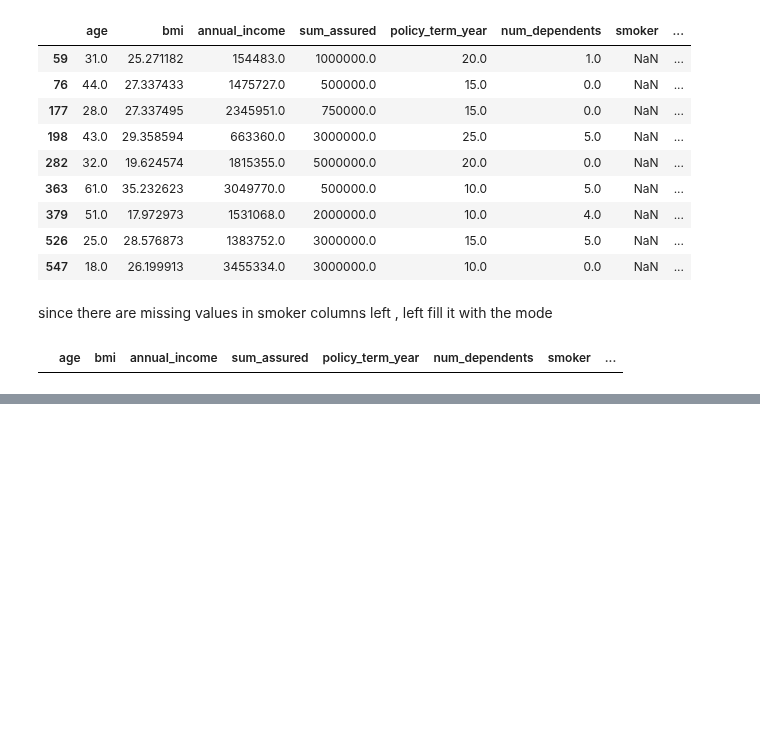
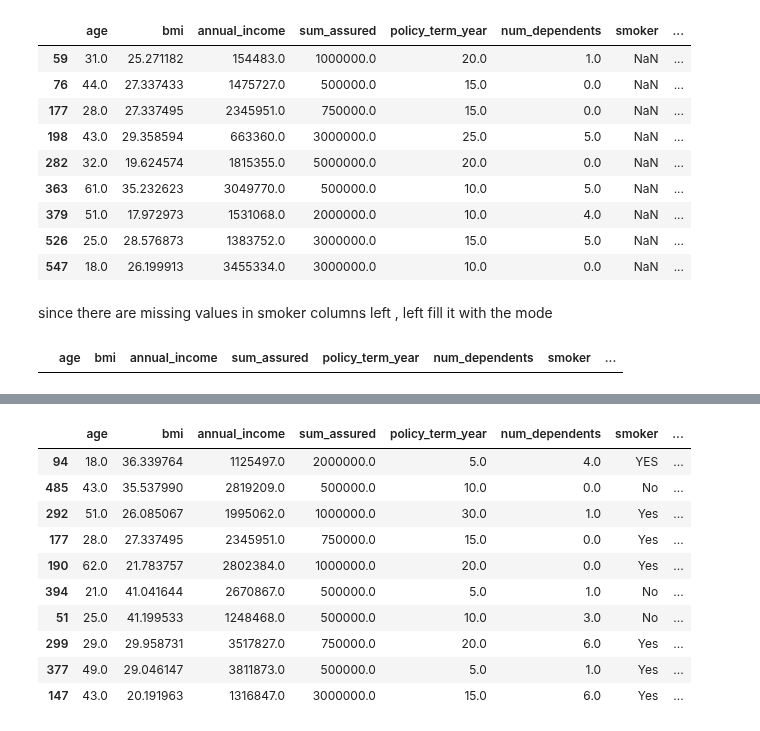
Before and after one commit to kanika10-hub/Life_Insurance_Premium_Prediction, a Jupyter notebook: INSURANCE.ipynb, the cells around one changed output, grey strips where cells are left out. Drawn from its saved outputs; the diff is of its cells as text; code cells hidden in the pictures; blank space fills up the shorter version.

```diff
--- a/INSURANCE.ipynb
+++ b/INSURANCE.ipynb
@@ -797,0 +837,14 @@ NOW THERE ARE NOOOOO NA VALUES
+# %%
+df_clean.sample(10)
+# %% [output]
+|  | age | bmi | annual_income | sum_assured | policy_term_year | num_dependents | smoker | ... |
+| 94 | 18.0 | 36.339764 | 1125497.0 | 2000000.0 | 5.0 | 4.0 | YES | ... |
+| 485 | 43.0 | 35.537990 | 2819209.0 | 500000.0 | 10.0 | 0.0 | No | ... |
+| 292 | 51.0 | 26.085067 | 1995062.0 | 1000000.0 | 30.0 | 1.0 | Yes | ... |
+| 177 | 28.0 | 27.337495 | 2345951.0 | 750000.0 | 15.0 | 0.0 | Yes | ... |
+| 190 | 62.0 | 21.783757 | 2802384.0 | 1000000.0 | 20.0 | 0.0 | Yes | ... |
+| 394 | 21.0 | 41.041644 | 2670867.0 | 500000.0 | 5.0 | 1.0 | No | ... |
+| 51 | 25.0 | 41.199533 | 1248468.0 | 500000.0 | 10.0 | 3.0 | No | ... |
+| 299 | 29.0 | 29.958731 | 3517827.0 | 750000.0 | 20.0 | 6.0 | Yes | ... |
+| 377 | 49.0 | 29.046147 | 3811873.0 | 500000.0 | 5.0 | 1.0 | Yes | ... |
+| 147 | 43.0 | 20.191963 | 1316847.0 | 3000000.0 | 15.0 | 6.0 | Yes | ... |
```
Also changed, not shown: parts of 13 cells of this notebook.
